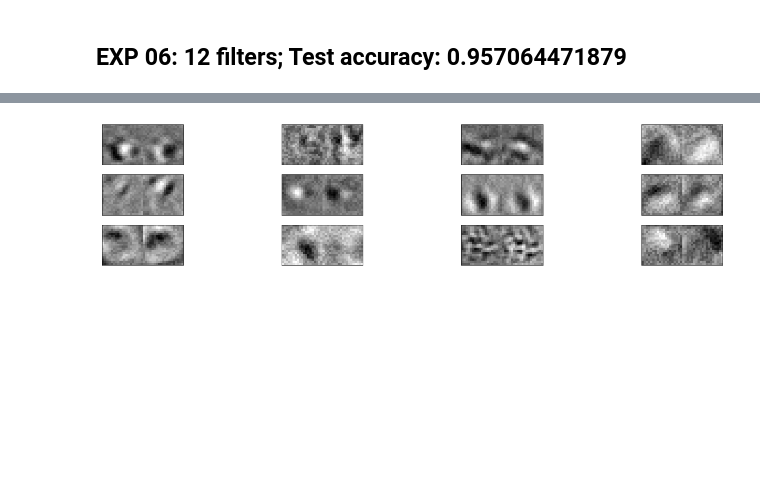
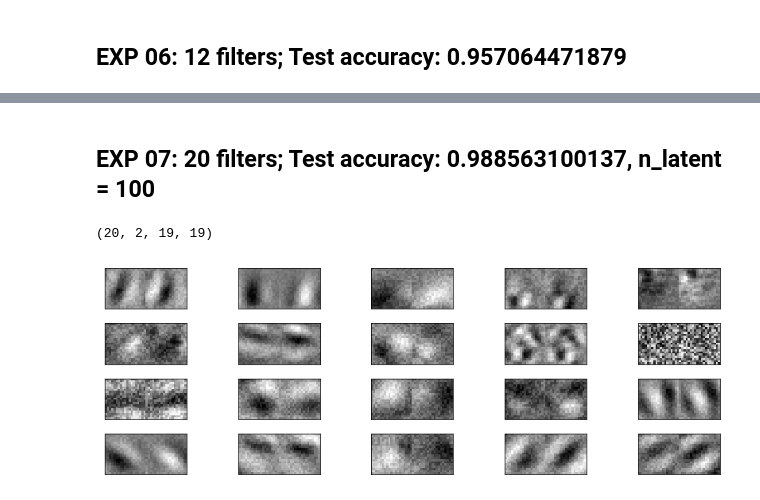
Before and after one commit to nathankong/3d_obj_recog, a Jupyter notebook: notebooks/PlotNorbSimpleUnitFilters.ipynb, the cells around one changed output, grey strips where cells are left out. Cells and saved outputs as stored; diff of their text form; code cells hidden in the pictures; blank space fills up the shorter version.

Commit message:
Changed model to include relu. Add parameter for size of latent dimension. Experiments/results on these new models

```diff
--- a/notebooks/PlotNorbSimpleUnitFilters.ipynb
+++ b/notebooks/PlotNorbSimpleUnitFilters.ipynb
@@ -5,7 +5,7 @@ import matplotlib.pyplot as plt
 import numpy as np
 # %%
 def plot_weights(weights, rows, columns):
-    fig, ax = plt.subplots(rows, columns, figsize=(20,4))
+    fig, ax = plt.subplots(rows, columns, figsize=(12,4))
     for i in range(rows):
         for j in range(columns):
             filter_idx = columns*i + j
@@ -93,4 +85,10 @@ print(weights.shape)
-# %%
-plot_weights(weights, 3, 4)
-# %% [output]
-[figure, removed]
+# %% [markdown]
+## EXP 07: 20 filters; Test accuracy: 0.988563100137, n_latent = 100
+# %%
+exp_id = "exp07"
+weights = np.load("../tmp/{}_simple_unit_weights.npy".format(exp_id))
+print(weights.shape)
+plot_weights(weights, 4, 5)
+# %% [output]
+(20, 2, 19, 19)
+[figure, added]
```
Also changed, not shown: parts of 15 cells of this notebook, 5 other files.
